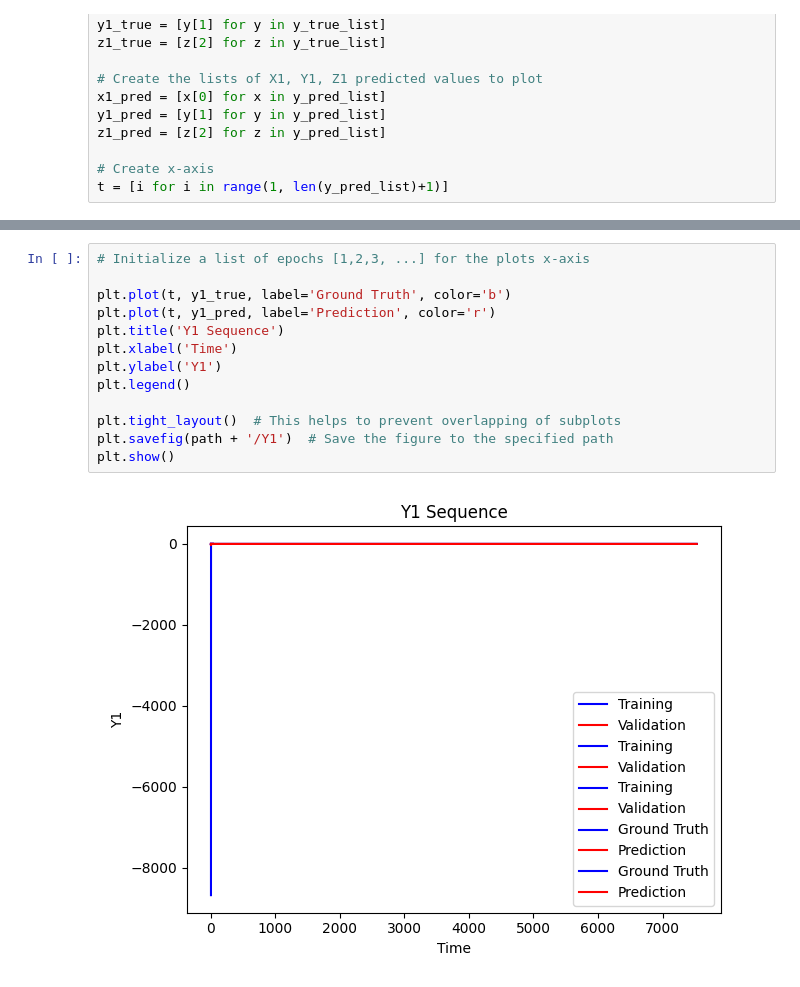
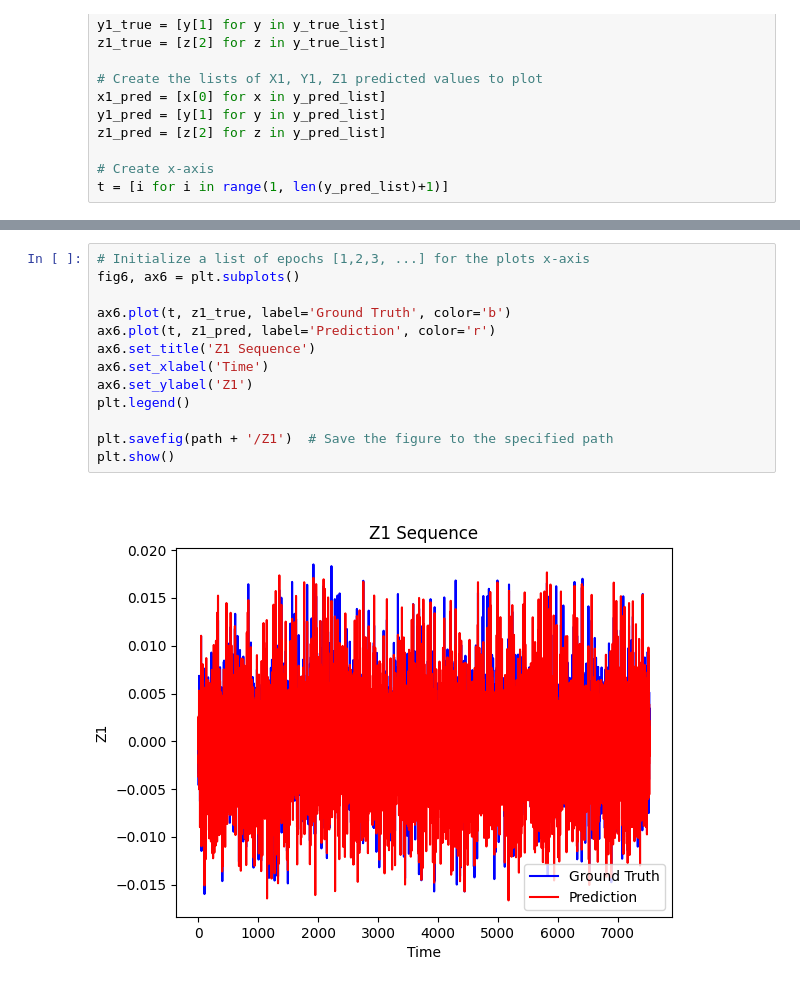
Before and after one commit to cybernetic-m/eai-project, a Jupyter notebook: notebook_exam_test.ipynb, the cells around one changed output, grey strips where cells are left out. Drawn from its saved outputs; the diff is of its cells as text.

Commit message:
finish of interactive graphics

```diff
--- a/notebook_exam_test.ipynb
+++ b/notebook_exam_test.ipynb
@@ -265,15 +252,15 @@ plt.show()
 # %%
 # Initialize a list of epochs [1,2,3, ...] for the plots x-axis
+fig6, ax6 = plt.subplots()
 
-plt.plot(t, y1_true, label='Ground Truth', color='b')
-plt.plot(t, y1_pred, label='Prediction', color='r')
-plt.title('Y1 Sequence')
-plt.xlabel('Time')
-plt.ylabel('Y1')
+ax6.plot(t, z1_true, label='Ground Truth', color='b')
+ax6.plot(t, z1_pred, label='Prediction', color='r')
+ax6.set_title('Z1 Sequence')
+ax6.set_xlabel('Time')
+ax6.set_ylabel('Z1')
 plt.legend()
 
-plt.tight_layout()  # This helps to prevent overlapping of subplots
-plt.savefig(path + '/Y1')  # Save the figure to the specified path
+plt.savefig(path + '/Z1')  # Save the figure to the specified path
 plt.show()
 # %% [output]
-[figure, old version]
+[figure, new version]
```
Also changed, not shown: parts of 9 cells of this notebook.
